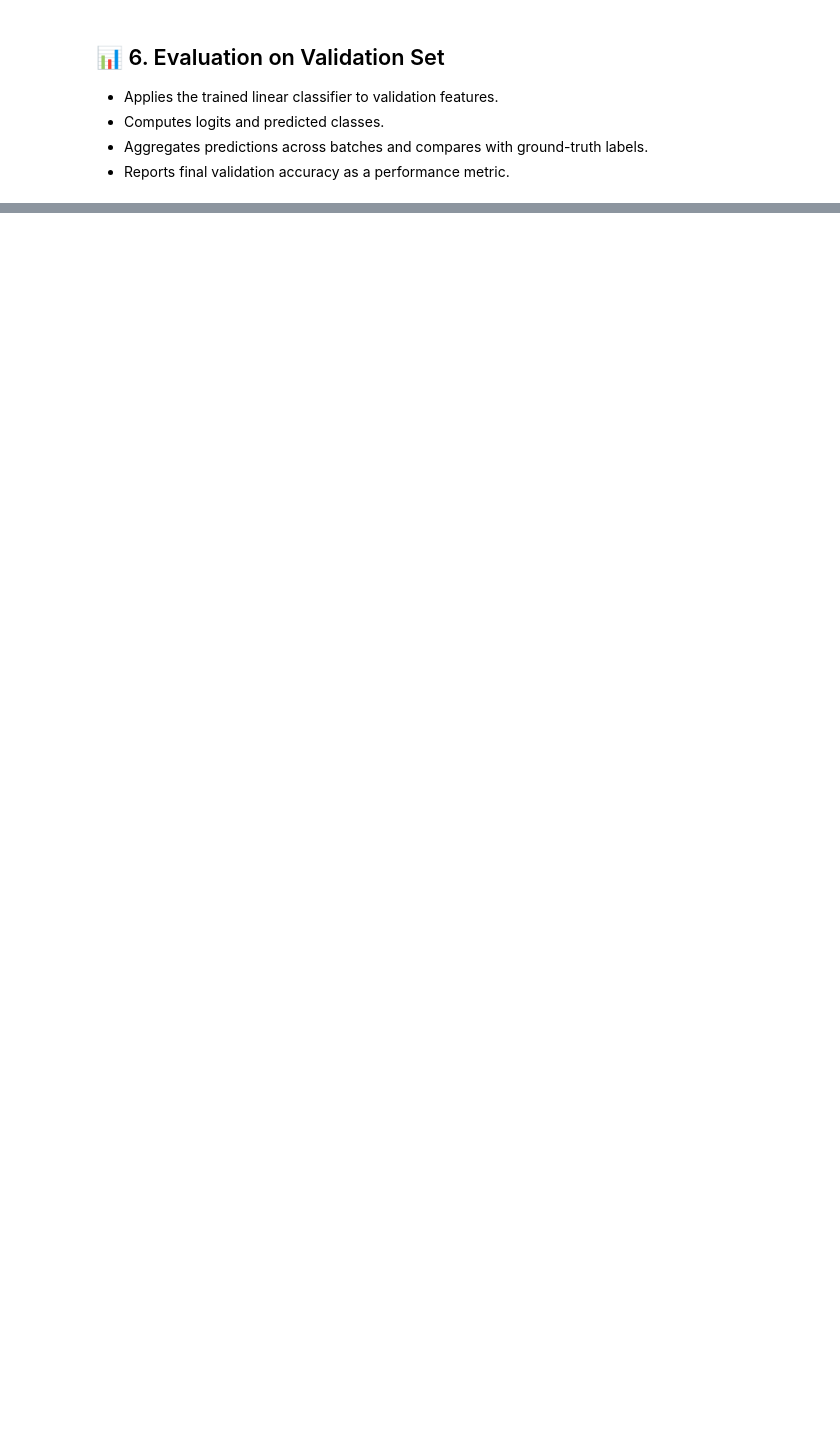
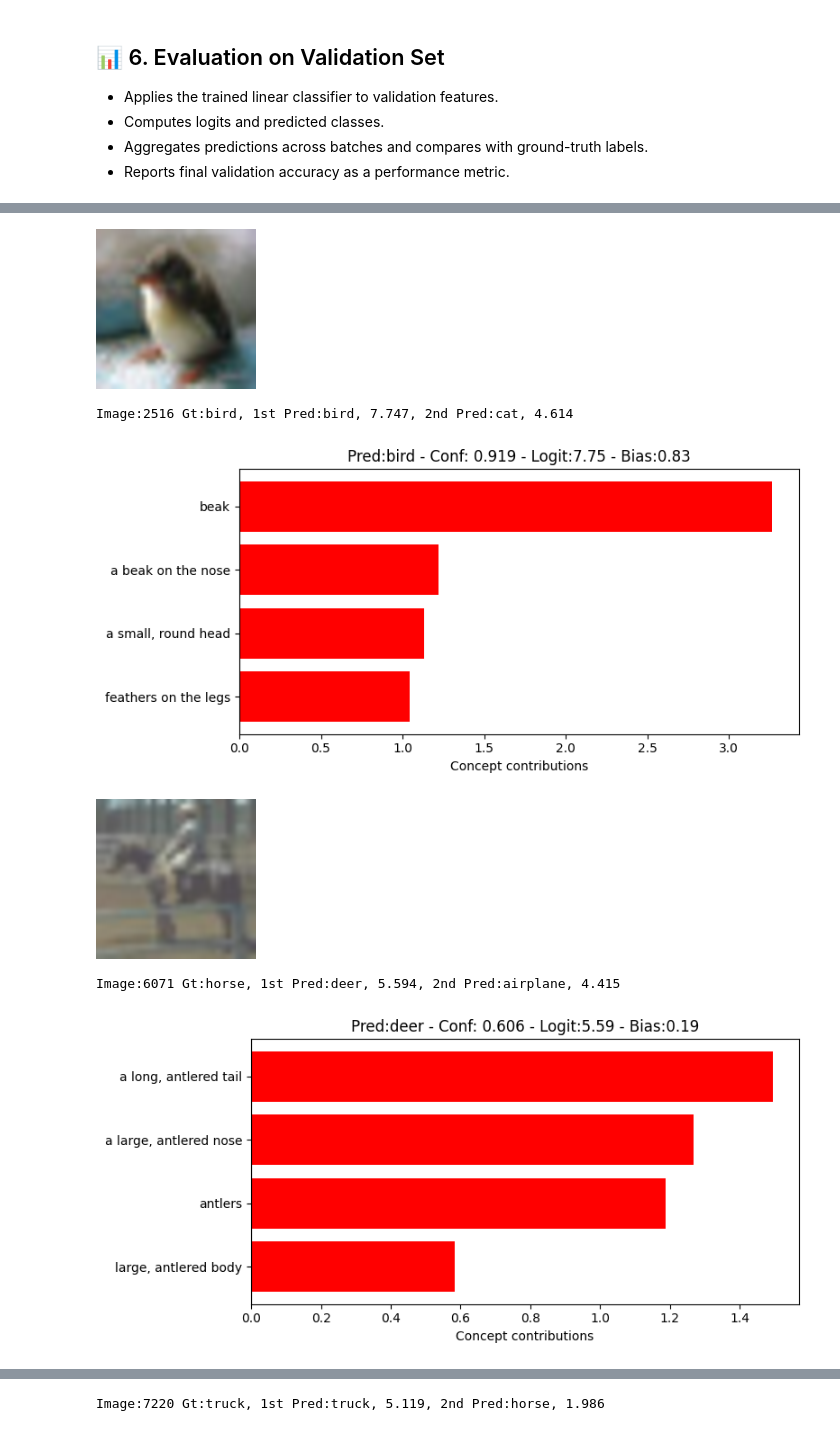
Before and after one commit to cxai-mechint-htutorial-kdd2025/cxai-mechint-htutorial-kdd2025.github.io, a Jupyter notebook: notebooks/02b_label_free_cbm.ipynb, the cells around one changed output, grey strips where cells are left out. Saved outputs shown, nothing was run; the diff lists cells and outputs as text; code cells hidden in the pictures; blank space fills up the shorter version.

Commit message:
Add concept importance visualization, global and local

```diff
--- a/notebooks/02b_label_free_cbm.ipynb
+++ b/notebooks/02b_label_free_cbm.ipynb
@@ -870,0 +984,3 @@ Validation Accuracy: 0.8650
+# %%
+from cbm import CBM_model
+model = CBM_model(args.backbone, W_c, W_g, b_g, mean, std, device)
@@ -870,0 +996,58 @@ Validation Accuracy: 0.8650
+# %%
+from matplotlib import pyplot as plt
+max_display = 4
+random.seed = 42
+
+val_pil_data = data_utils.get_data(f"{args.dataset}_val")
+
+to_display = random.sample([i for i in range(len(val_pil_data))], k=4)
+
+with torch.no_grad():
+    for i in to_display:
+        image, label = val_pil_data[i]
+        x = val_activations[i]
+        x = x.unsqueeze(0).to(device)
+        display(image.resize([160,160]))
+
+        x = model.proj_layer(x)
+        concept_act = (x-model.proj_mean)/model.proj_std
+        outputs = model.final(concept_act)
+
+        top_logit_vals, top_classes = torch.topk(outputs[0], dim=0, k=2)
+        conf = torch.nn.functional.softmax(outputs[0], dim=0)
+        print("Image:{} Gt:{}, 1st Pred:{}, {:.3f}, 2nd Pred:{}, {:.3f}".format(i, classes[int(label)], classes[top_classes[0]], top_logit_vals[0],
+                                                                      classes[top_classes[1]], top_logit_vals[1]))
+
+        for k in range(1):
+            contributions = (concept_act[0]*model.final.weight[top_classes[k], :]).cpu().numpy()
+            feature_names = [("NOT " if concept_act[0][i] < 0 else "") + concepts[i] for i in range(len(concepts))]
+            values = contributions
+            title = "Pred:{} - Conf: {:.3f} - Logit:{:.2f} - Bias:{:.2f}".format(classes[top_classes[k]],
+                             conf[top_classes[k]], top_logit_vals[k], model.final.bias[top_classes[k]])
+
+            # Select top features by absolute contribution
+            max_display = min(max_display, len(contributions))
+            top_indices = np.argsort(np.abs(contributions))[-max_display:]#[::-1]
+            top_values = contributions[top_indices]
+            top_labels = [feature_names[i] for i in top_indices]
+
+            # Plot
+            colors = ['red' if val > 0 else 'blue' for val in top_values]
+            y_pos = np.arange(len(top_values))
+
+            plt.figure(figsize=(8, 0.6 * len(top_values) + 1.5))
+            plt.barh(y_pos, top_values, color=colors)
+            plt.yticks(y_pos, top_labels)
+            plt.axvline(0, color='black', linewidth=0.8)
+            plt.xlabel("Concept contributions")
+            if title:
+                plt.title(title)
+            plt.tight_layout()
+            plt.show()
+# %% [output]
+[figure, added]
+Image:2516 Gt:bird, 1st Pred:bird, 7.747, 2nd Pred:cat, 4.614
+[figure, added]
+[figure, added]
+Image:6071 Gt:horse, 1st Pred:deer, 5.594, 2nd Pred:airplane, 4.415
+[figure, added]
@@ -870,0 +1055 @@ Validation Accuracy: 0.8650
+Image:7220 Gt:truck, 1st Pred:truck, 5.119, 2nd Pred:horse, 1.986
```
Also changed, not shown: parts of 22 cells of this notebook.
